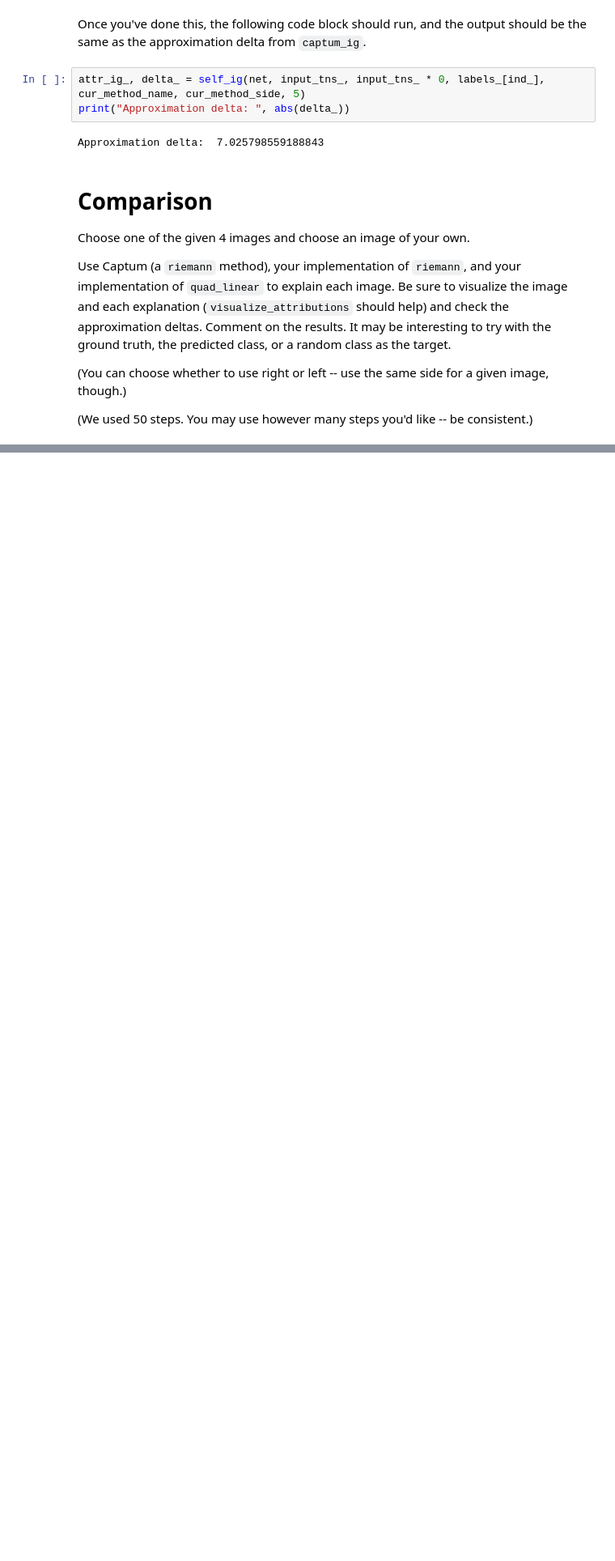
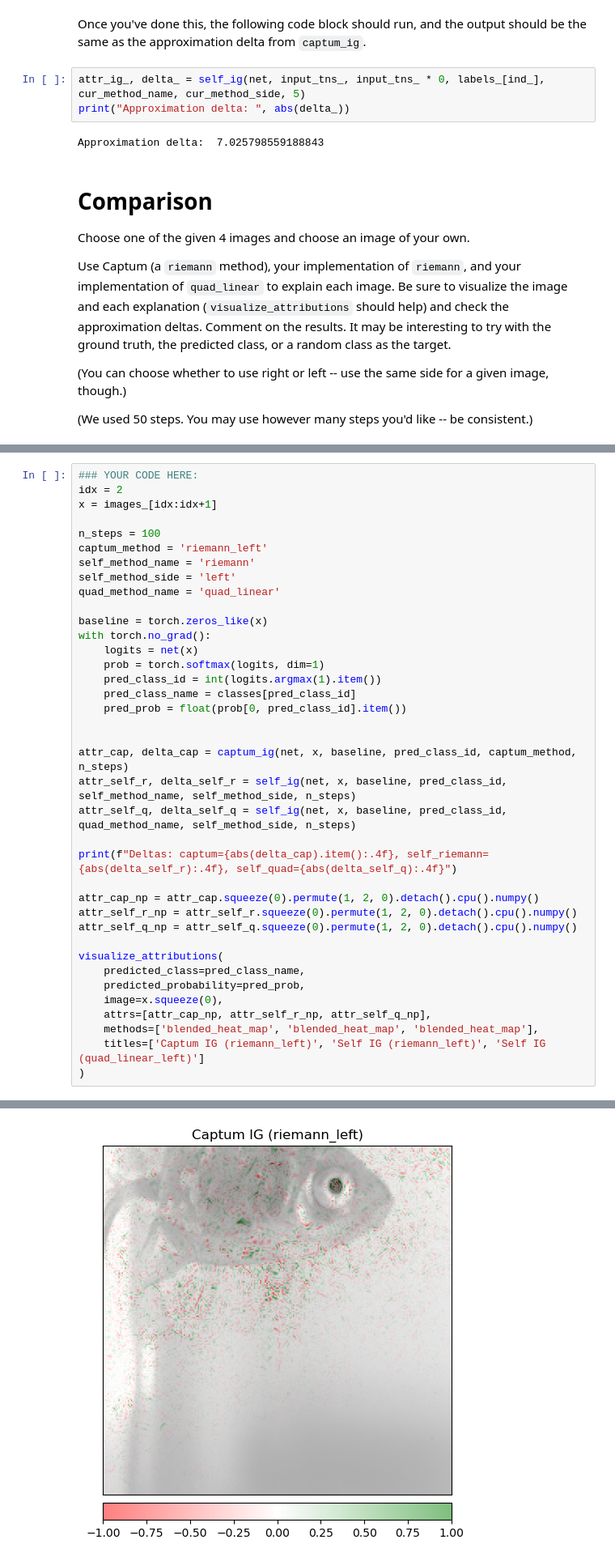
Before and after one commit to djdumpling/TrustworthyDL, a Jupyter notebook: pset_1/hw1_2025_student.ipynb, the cells around one changed output, grey strips where cells are left out. Shown at 81% size. Drawn from its saved outputs; the diff is of its cells as text; blank space fills up the shorter version.

```diff
--- a/pset_1/hw1_2025_student.ipynb
+++ b/pset_1/hw1_2025_student.ipynb
@@ -356,0 +355,39 @@
+# %%
+### YOUR CODE HERE:
+idx = 2
+x = images_[idx:idx+1]
+
+n_steps = 100
+captum_method = 'riemann_left'
+self_method_name = 'riemann'
+self_method_side = 'left'
+quad_method_name = 'quad_linear'
+
+baseline = torch.zeros_like(x)
+with torch.no_grad():
+    logits = net(x)
+    prob = torch.softmax(logits, dim=1)
+    pred_class_id = int(logits.argmax(1).item())
+    pred_class_name = classes[pred_class_id]
+    pred_prob = float(prob[0, pred_class_id].item())
+
+
+attr_cap, delta_cap = captum_ig(net, x, baseline, pred_class_id, captum_method, n_steps)
+attr_self_r, delta_self_r = self_ig(net, x, baseline, pred_class_id, self_method_name, self_method_side, n_steps)
+attr_self_q, delta_self_q = self_ig(net, x, baseline, pred_class_id, quad_method_name, self_method_side, n_steps)
+
+print(f"Deltas: captum={abs(delta_cap).item():.4f}, self_riemann={abs(delta_self_r):.4f}, self_quad={abs(delta_self_q):.4f}")
+
+attr_cap_np = attr_cap.squeeze(0).permute(1, 2, 0).detach().cpu().numpy()
+attr_self_r_np = attr_self_r.squeeze(0).permute(1, 2, 0).detach().cpu().numpy()
+attr_self_q_np = attr_self_q.squeeze(0).permute(1, 2, 0).detach().cpu().numpy()
+
+visualize_attributions(
+    predicted_class=pred_class_name,
+    predicted_probability=pred_prob,
+    image=x.squeeze(0),
+    attrs=[attr_cap_np, attr_self_r_np, attr_self_q_np],
+    methods=['blended_heat_map', 'blended_heat_map', 'blended_heat_map'],
+    titles=['Captum IG (riemann_left)', 'Self IG (riemann_left)', 'Self IG (quad_linear_left)']
+)
+# %% [output]
@@ -356,0 +396 @@
+[figure, added]
```
Also changed, not shown: parts of 2 cells of this notebook, 1 other file.
